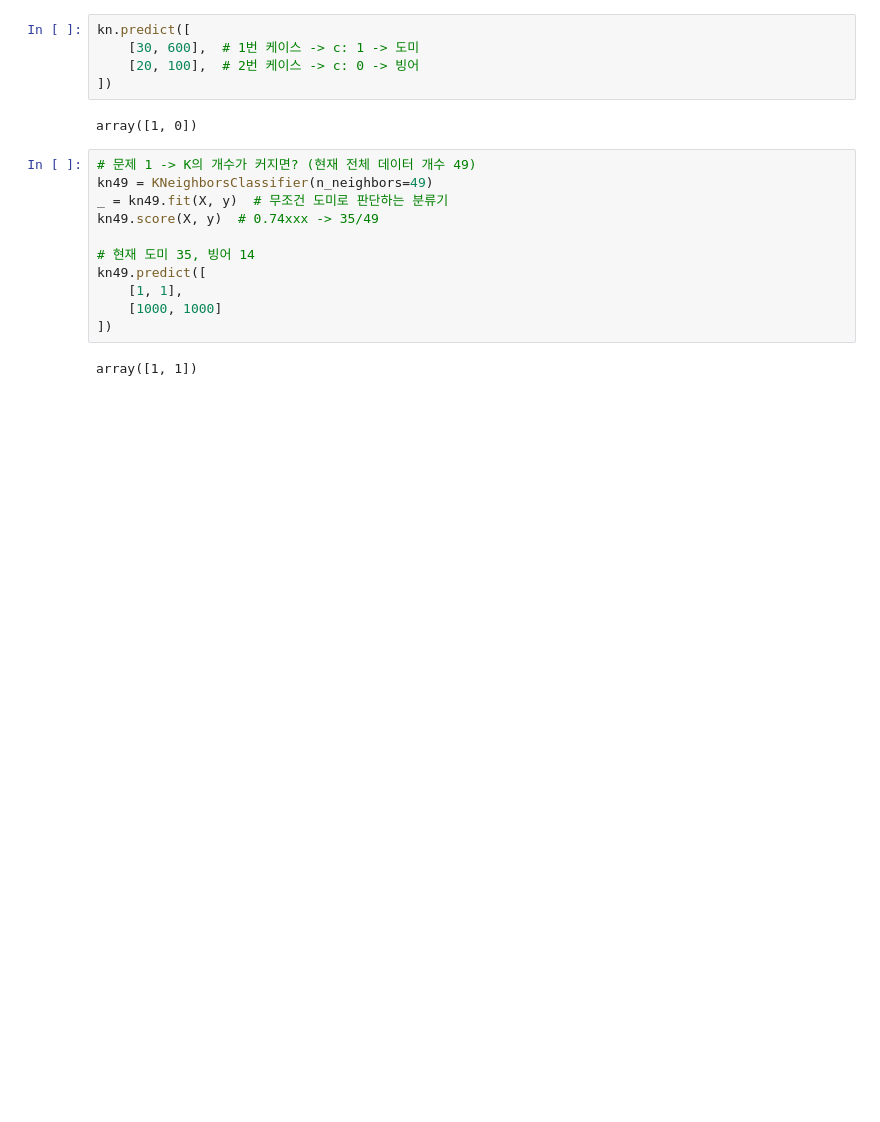
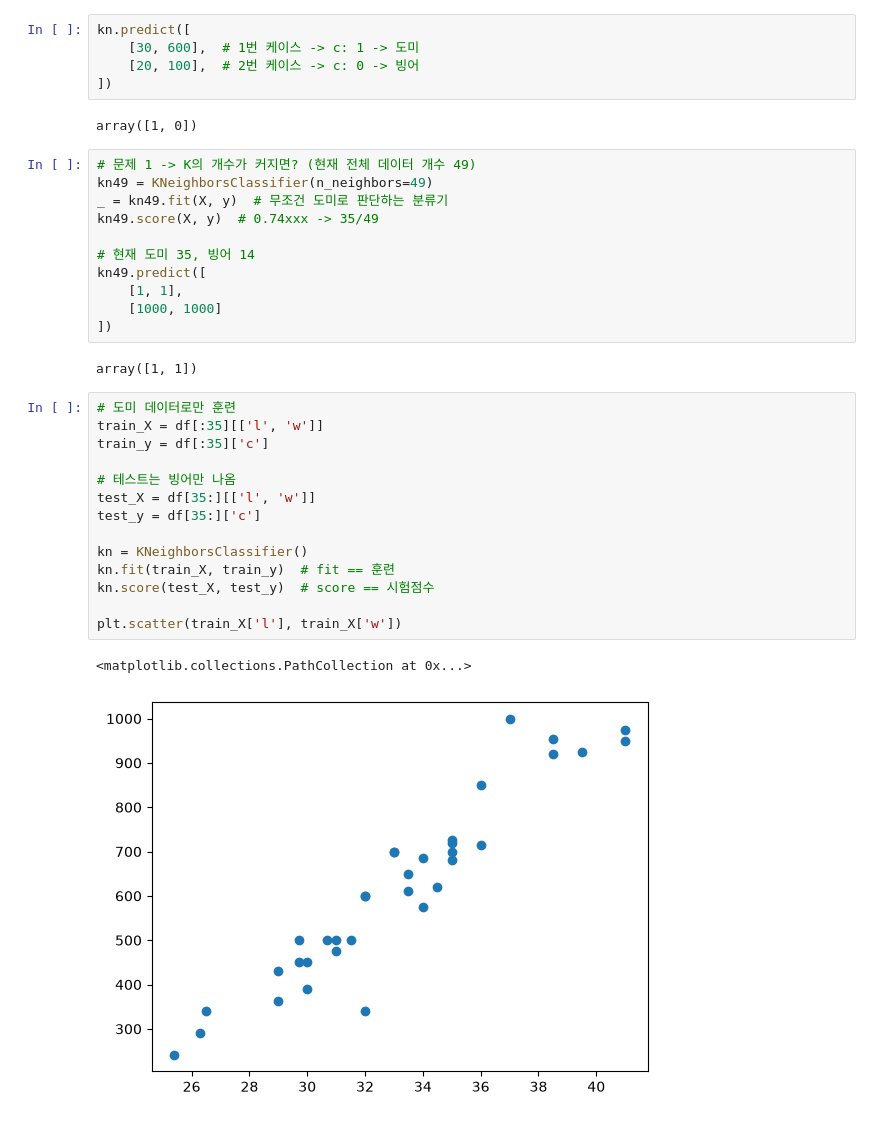
Before and after one commit to verba-neo/gaida-3, a Jupyter notebook: 03-python/09_ML.ipynb, the cells around one changed output. Drawn from its saved outputs; the diff is of its cells as text; blank space fills up the shorter version.

```diff
--- a/03-python/09_ML.ipynb
+++ b/03-python/09_ML.ipynb
@@ -95,3 +95,20 @@ kn49.predict([
 ])
 # %% [output]
 array([1, 1])
+# %%
+# 도미 데이터로만 훈련
+train_X = df[:35][['l', 'w']]
+train_y = df[:35]['c']
+
+# 테스트는 빙어만 나옴
+test_X = df[35:][['l', 'w']]
+test_y = df[35:]['c']
+
+kn = KNeighborsClassifier()
+kn.fit(train_X, train_y)  # fit == 훈련
+kn.score(test_X, test_y)  # score == 시험점수
+
+plt.scatter(train_X['l'], train_X['w'])
+# %% [output]
+<matplotlib.collections.PathCollection at 0x...>
+[figure, added]
```
Also changed, not shown: parts of 5 cells of this notebook.
